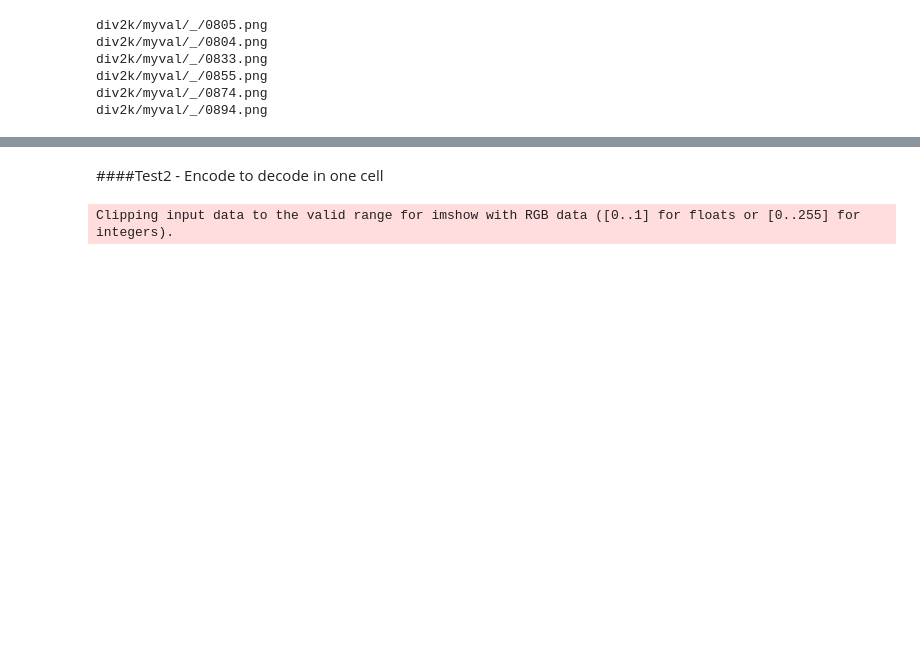
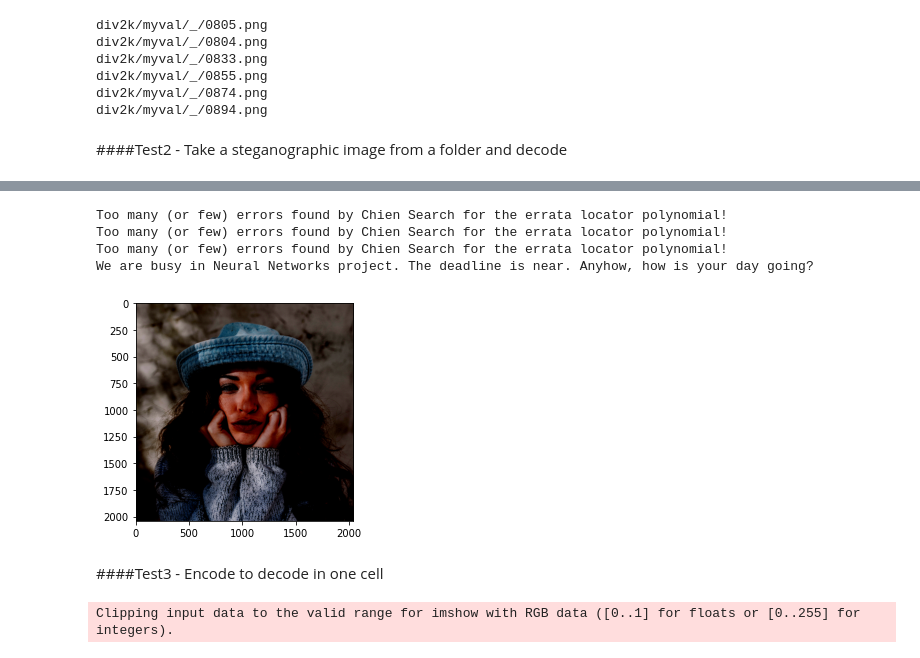
Before and after one commit to garg-akash/Steganography_GANs, a Jupyter notebook: S_GAN_image.ipynb, the cells around one changed output, grey strips where cells are left out. Drawn from its saved outputs; the diff is of its cells as text; code cells hidden in the pictures; blank space fills up the shorter version.

Commit message:
update testing in image GAN

```diff
--- a/S_GAN_image.ipynb
+++ b/S_GAN_image.ipynb
@@ -130,18 +134,20 @@ def text_to_bytearray(text):
     assert isinstance(text, str), "expected a string"
     x = zlib.compress(text.encode("utf-8"))
     x = rs.encode(bytearray(x))
-
     return x
-
 
 def bytearray_to_text(x):
     """Apply error correction and decompress"""
     try:
-        text = rs.decode(x)
-        text = zlib.decompress(text)
-        return text.decode("utf-8")
-    except BaseException:
-        return False
+      #print('1: ',x)
+      text = rs.decode(x)[0]
+      #print('2: ',x)
+      text = zlib.decompress(text)
+      #print('3: ',x)
+      return text.decode("utf-8")
+    except BaseException as e:
+      print(e)
+      return False
 
 def gaussian(window_size, sigma):
     gauss = torch.Tensor([exp(-(x - window_size//2)**2/float(2*sigma**2)) for x in range(window_size)])
@@ -816,3 +821,20 @@ div2k/myval/_/0833.png
 div2k/myval/_/0855.png
 div2k/myval/_/0874.png
 div2k/myval/_/0894.png
+# %% [markdown]
+####Test2 - Take a steganographic image from a folder and decode
+# %%
+##[Individual]Take an image requested by user to decode
+
+from imageio import imread, imwrite
+
+steg_folder = "div2k/myval/4_64"
+filename = "4_64_0855.png"
+image = imread(os.path.join(steg_folder,filename), pilmode='RGB') / 127.5 - 1.0
+plt.imshow(image)
+image = torch.FloatTensor(image).permute(2, 1, 0).unsqueeze(0)
+text_return = make_message(image)
+print(text_return)
+#f = open(steg_folder+".csv", "a")
+#f.write("\n" + filename + "\t" + str(text_return))
+# %% [output]
@@ -819,5 +842,10 @@ div2k/myval/_/0894.png
+Too many (or few) errors found by Chien Search for the errata locator polynomial!
+Too many (or few) errors found by Chien Search for the errata locator polynomial!
+Too many (or few) errors found by Chien Search for the errata locator polynomial!
+We are busy in Neural Networks project. The deadline is near. Anyhow, how is your day going?
+[figure, added]
 # %% [markdown]
-####Test2 - Encode to decode in one cell
+####Test3 - Encode to decode in one cell
 # %%
 ##Input to outut (both encode decode in one cell)
 from imageio import imread, imwrite
```
Also changed, not shown: parts of 8 cells of this notebook.
